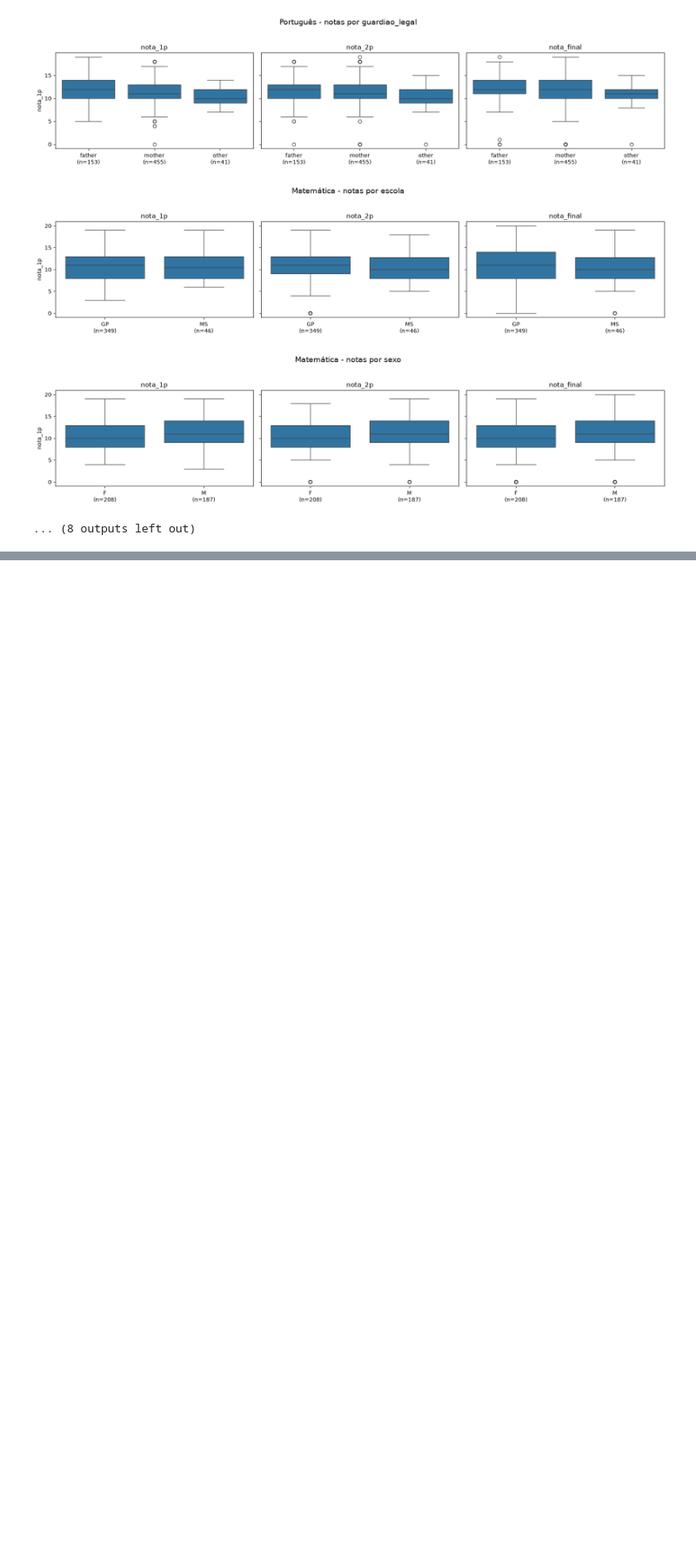
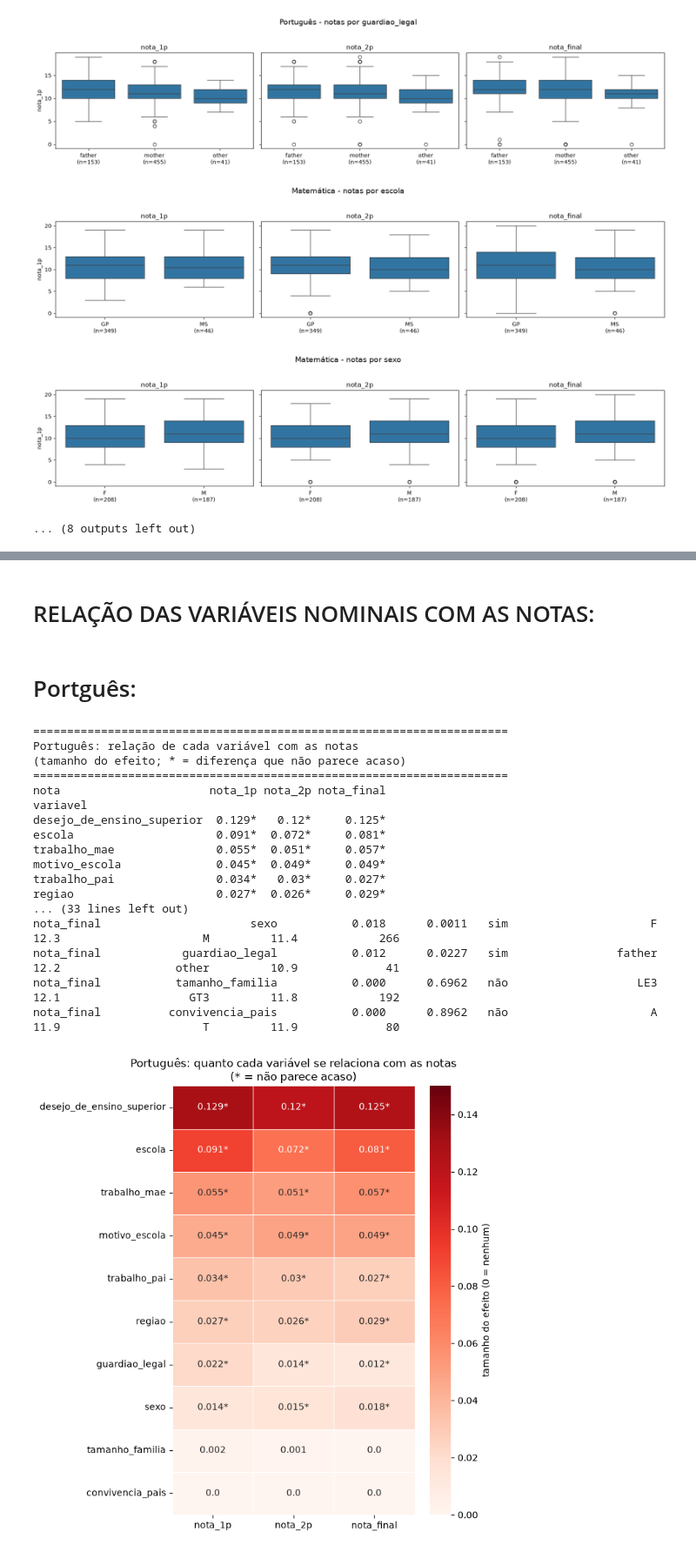
Before and after one commit to julialm-s/EDADatasetStudentAlcoholConsumption, a Jupyter notebook: grades_per_quartil.ipynb, the cells around one changed output, grey strips where cells are left out. Shown at 87% size. Saved outputs shown, nothing was run; the diff lists cells and outputs as text; code cells hidden in the pictures; blank space fills up the shorter version.

```diff
--- a/grades_per_quartil.ipynb
+++ b/grades_per_quartil.ipynb
@@ -360,0 +480,2 @@ desejo_de_ensino_superior 0.250         no  15.7   2.1    13.6      0.0160   sim
+# %% [markdown]
+# RELAÇÃO DAS VARIÁVEIS NOMINAIS COM AS NOTAS:
@@ -360,0 +558,23 @@ desejo_de_ensino_superior 0.250         no  15.7   2.1    13.6      0.0160   sim
+# %% [markdown]
+# Portguês:
+# %%
+res_port = relacao_com_notas(df_port, notas, nominais, disciplina="Português")
+# %% [output]
+======================================================================
+Português: relação de cada variável com as notas
+(tamanho do efeito; * = diferença que não parece acaso)
+======================================================================
+nota                      nota_1p nota_2p nota_final
+variavel
+desejo_de_ensino_superior  0.129*   0.12*     0.125*
+escola                     0.091*  0.072*     0.081*
+trabalho_mae               0.055*  0.051*     0.057*
+motivo_escola              0.045*  0.049*     0.049*
+trabalho_pai               0.034*   0.03*     0.027*
+regiao                     0.027*  0.026*     0.029*
+... (33 lines left out)
+nota_final                      sexo           0.018      0.0011   sim                     F         12.3                     M         11.4            266
+nota_final            guardiao_legal           0.012      0.0227   sim                father         12.2                 other         10.9             41
+nota_final           tamanho_familia           0.000      0.6962   não                   LE3         12.1                   GT3         11.8            192
+nota_final          convivencia_pais           0.000      0.8962   não                     A         11.9                     T         11.9             80
+[figure, added]
```
Also changed, not shown: parts of 10 cells of this notebook, 3 other files.
